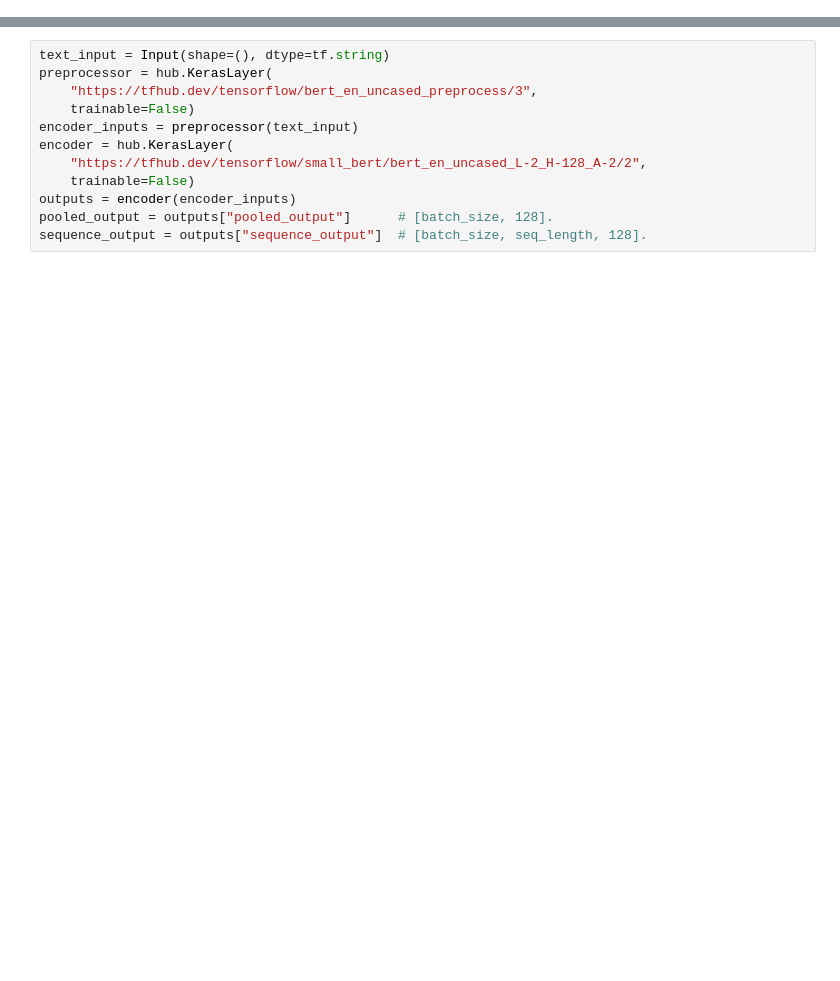
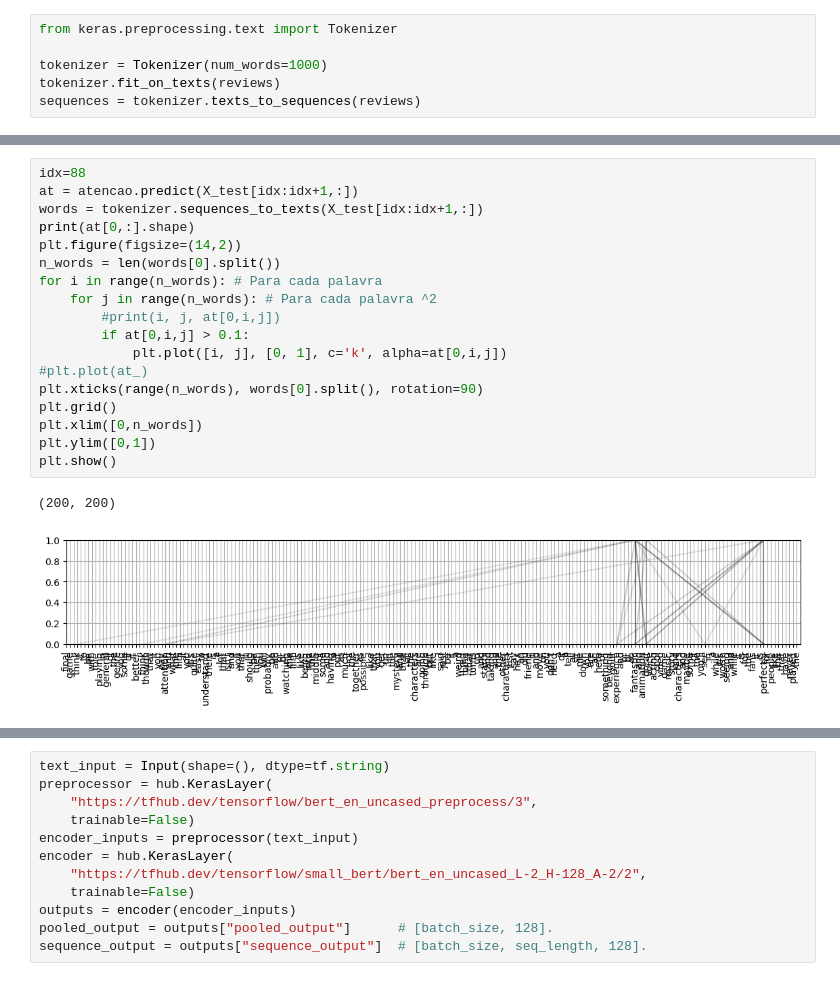
Before and after one commit to tiagoft101/nlp_2022s1, a Jupyter notebook: 23_bert.ipynb, the cells around one changed output, grey strips where cells are left out. Drawn from its saved outputs; the diff is of its cells as text; blank space fills up the shorter version.

```diff
--- a/23_bert.ipynb
+++ b/23_bert.ipynb
@@ -18,0 +35,6 @@ from sklearn.metrics import classification_report
+# %%
+from keras.preprocessing.text import Tokenizer
+
+tokenizer = Tokenizer(num_words=1000)
+tokenizer.fit_on_texts(reviews)
+sequences = tokenizer.texts_to_sequences(reviews)
@@ -18,0 +182,21 @@ from sklearn.metrics import classification_report
+# %%
+idx=88
+at = atencao.predict(X_test[idx:idx+1,:])
+words = tokenizer.sequences_to_texts(X_test[idx:idx+1,:])
+print(at[0,:].shape)
+plt.figure(figsize=(14,2))
+n_words = len(words[0].split())
+for i in range(n_words): # Para cada palavra
+    for j in range(n_words): # Para cada palavra ^2
+        #print(i, j, at[0,i,j])
+        if at[0,i,j] > 0.1:
+            plt.plot([i, j], [0, 1], c='k', alpha=at[0,i,j])
+#plt.plot(at_)
+plt.xticks(range(n_words), words[0].split(), rotation=90)
+plt.grid()
+plt.xlim([0,n_words])
+plt.ylim([0,1])
+plt.show()
+# %% [output]
+(200, 200)
+[figure, added]
```
Also changed, not shown: parts of 31 cells of this notebook.
